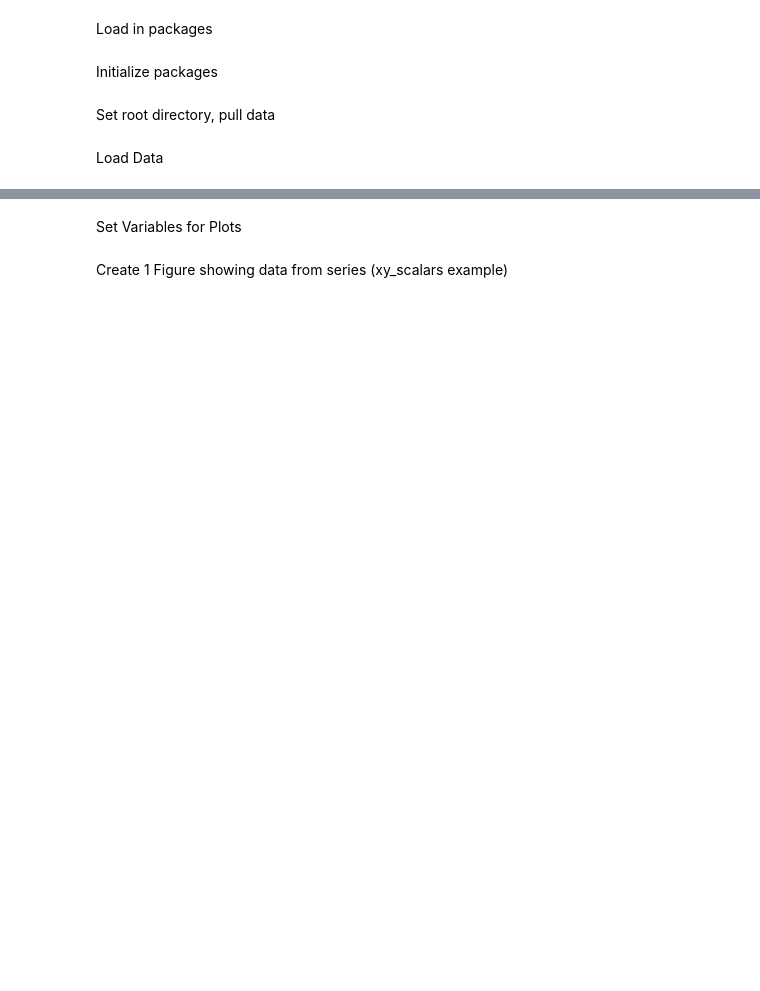
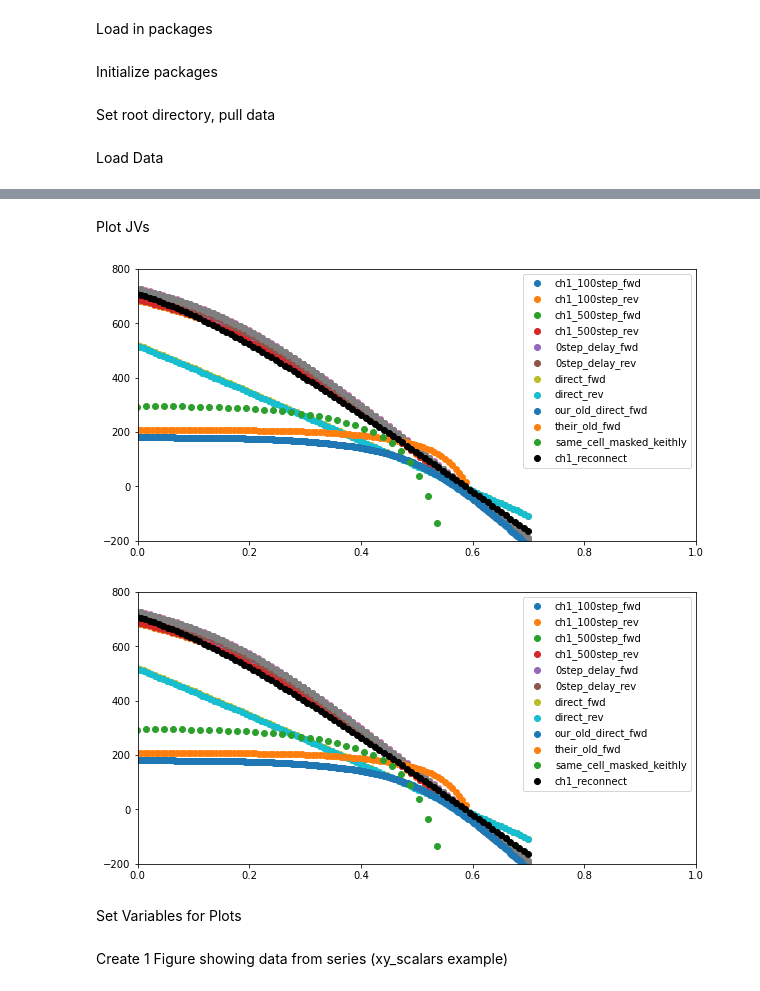
Before and after one commit to fenning-research-group/parasol, a Jupyter notebook: parasol/notebook/graphing_notebook.ipynb, the cells around one changed output, grey strips where cells are left out. Drawn from its saved outputs; the diff is of its cells as text; code cells hidden in the pictures; blank space fills up the shorter version.

```diff
--- a/parasol/notebook/graphing_notebook.ipynb
+++ b/parasol/notebook/graphing_notebook.ipynb
@@ -105,3 +91,70 @@ figure
+# %% [markdown]
+Plot JVs
+# %%
+# Generaic load all data and plot
+plt.rcParams["figure.figsize"] = (10,5)
+figure, axes = plt.subplots(1)
+
+for test in range(len(jv_files)):
+
+    #mpp_t, mpp_v, mpp_i, mpp_j, mpp_p = analysis.load_mpp_files(mpp_file_paths=mpp_files[test])
+    jv_t, jv_v, jv_j_fwd, jv_p_fwd, jv_j_rev, jv_p_rev = analysis.load_jv_files(jv_file_paths=jv_files[test])
+    #scalar_df = pd.read_csv((analyzed_files[test])[0])
+
+    axes.scatter(jv_v, jv_j_fwd, label = f'{test_folders[test][-11:]}_fwd')
+    axes.scatter(jv_v, jv_j_rev, label = f'{test_folders[test][-11:]}_rev')
+
+
+
+    #axes[0].set_ylim([39200+1.6508000000E9, 39600+1.6508000000E9])
+
+
+
+data = np.loadtxt('C:\\Users\\FRG-LAPTOP\\Documents\\PARASOL\\Analysis\\direct.csv', delimiter = ",")
+dataT = data.transpose()
+jv_v, jv_j_fwd, jv_j_rev_i = dataT
+jv_j_rev = jv_j_rev_i[::-1]
+jv_j_fwd *= -1000
+jv_j_rev *= -1000
+axes.scatter(jv_v, jv_j_fwd, label = 'direct_fwd')
+axes.scatter(jv_v, jv_j_rev, label = 'direct_rev')
+
+data = np.loadtxt('C:\\Users\\FRG-LAPTOP\\Documents\\PARASOL\\Analysis\\x20211026_Silicon_OldDirect.csv', delimiter = ",")
+dataT = data.transpose()
+jv_v, jv_j_fwd = dataT
+jv_j_fwd *= 1000
+axes.scatter(jv_v, jv_j_fwd, label = 'our_old_direct_fwd')
+
+data = np.loadtxt('C:\\Users\\FRG-LAPTOP\\Documents\\PARASOL\\Analysis\\x2021_Theirsoftware.csv', delimiter = ",")
+dataT = data.transpose()
+jv_v, jv_j_fwd, jv_p_fwd = dataT
+jv_j_fwd *= 1
+axes.scatter(jv_v, jv_j_fwd, label = 'their_old_fwd')
+
+
+data = np.loadtxt('C:\\Users\\FRG-LAPTOP\\Documents\\PARASOL\\Analysis\\x220426_Si_masked2_fwd_light.csv', delimiter = ",")
+dataT = data.transpose()
+jv_v, _, jv_j_fwd, _ = dataT
+jv_j_fwd *= -1000
+axes.scatter(jv_v, jv_j_fwd, label = 'same_cell_masked_keithly')
+
+data = np.loadtxt('C:\\Users\\FRG-LAPTOP\\Documents\\PARASOL\\Analysis\\ch1_reconnected.csv', delimiter = ",")
+dataT = data.transpose()
+jv_v, jv_j_fwd = dataT
+jv_j_fwd *= 1
+axes.scatter(jv_v, jv_j_fwd, label = 'ch1_reconnect', color = (0,0,0))
+
+
+
+
+axes.legend()
+axes.set_xlim(0,1.0)
+axes.set_ylim(-200,800)
+
+figure
+# %% [output]
+[figure, added]
+[figure, added]
 # %% [markdown]
 Set Variables for Plots
 # %%
```
Also changed, not shown: parts of 5 cells of this notebook, 1 other file.
